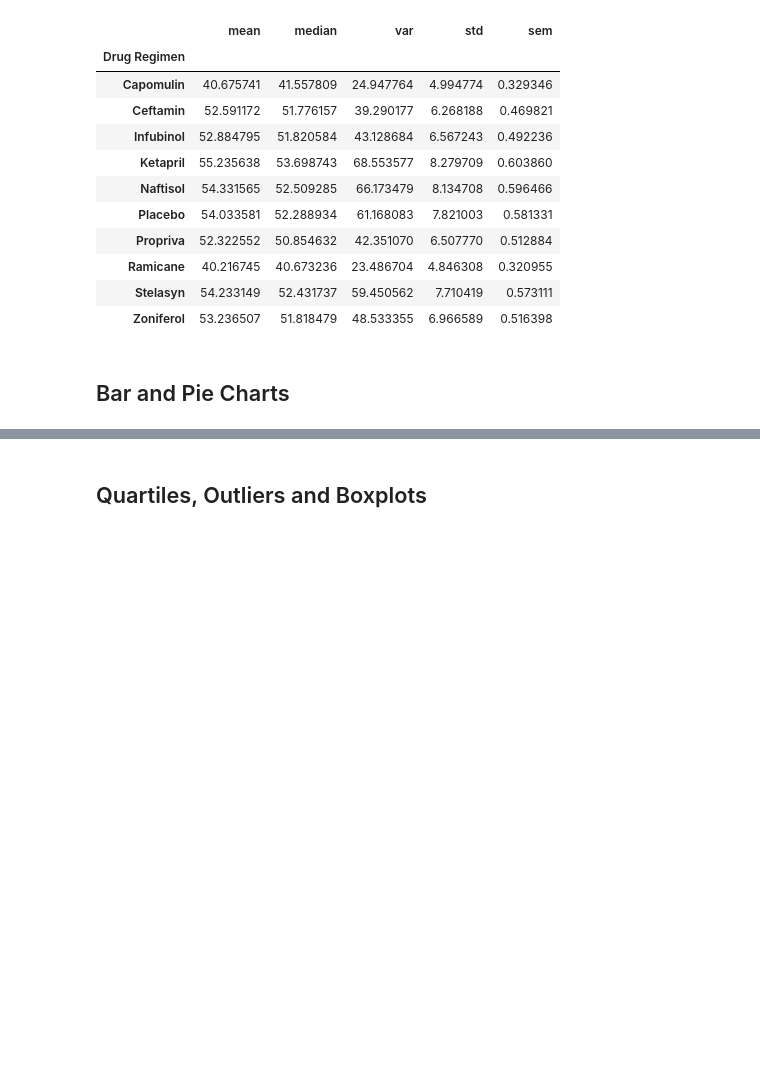
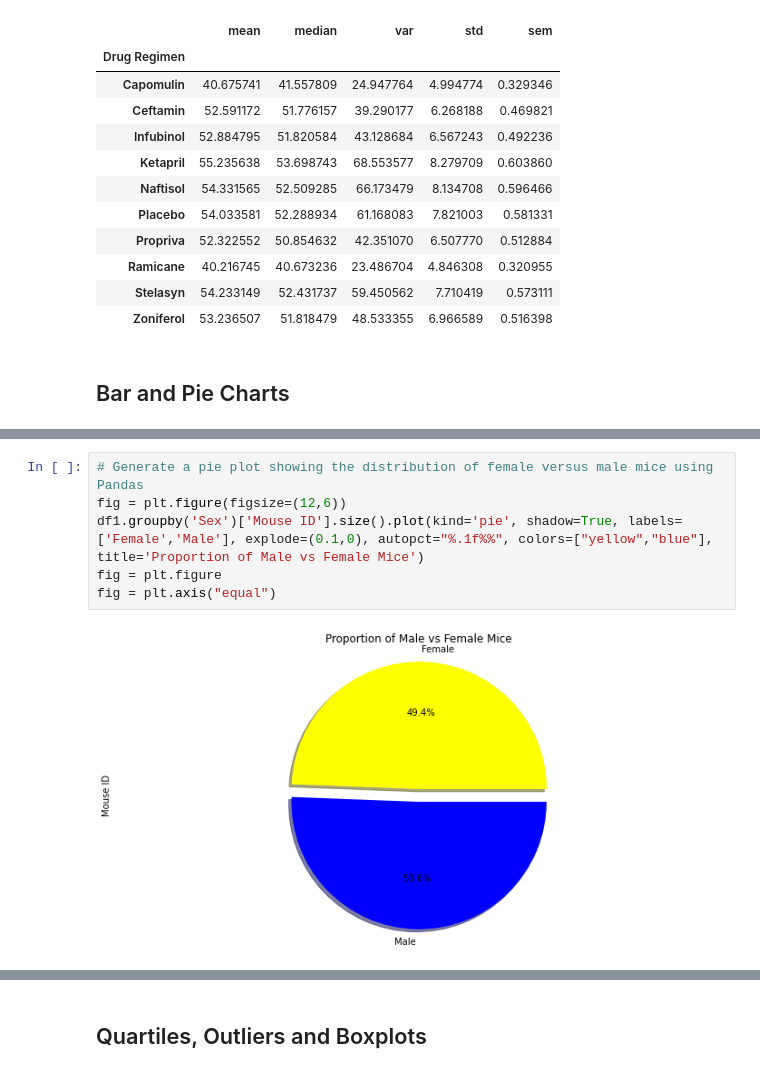
Before and after one commit to G6-2Flyy/Data_Sci_2022, a Jupyter notebook: 05-Matplotlib/Submission/pymaceuticals_Bell.ipynb, the cells around one changed output, grey strips where cells are left out. Saved outputs shown, nothing was run; the diff lists cells and outputs as text; blank space fills up the shorter version.

```diff
--- a/05-Matplotlib/Submission/pymaceuticals_Bell.ipynb
+++ b/05-Matplotlib/Submission/pymaceuticals_Bell.ipynb
@@ -272,0 +282,8 @@ plt.show()
+# %%
+# Generate a pie plot showing the distribution of female versus male mice using Pandas
+fig = plt.figure(figsize=(12,6))
+df1.groupby('Sex')['Mouse ID'].size().plot(kind='pie', shadow=True, labels=['Female','Male'], explode=(0.1,0), autopct="%.1f%%", colors=["yellow","blue"], title='Proportion of Male vs Female Mice')
+fig = plt.figure
+fig = plt.axis("equal")
+# %% [output]
+[figure, added]
```
Also changed, not shown: parts of 23 cells of this notebook.
